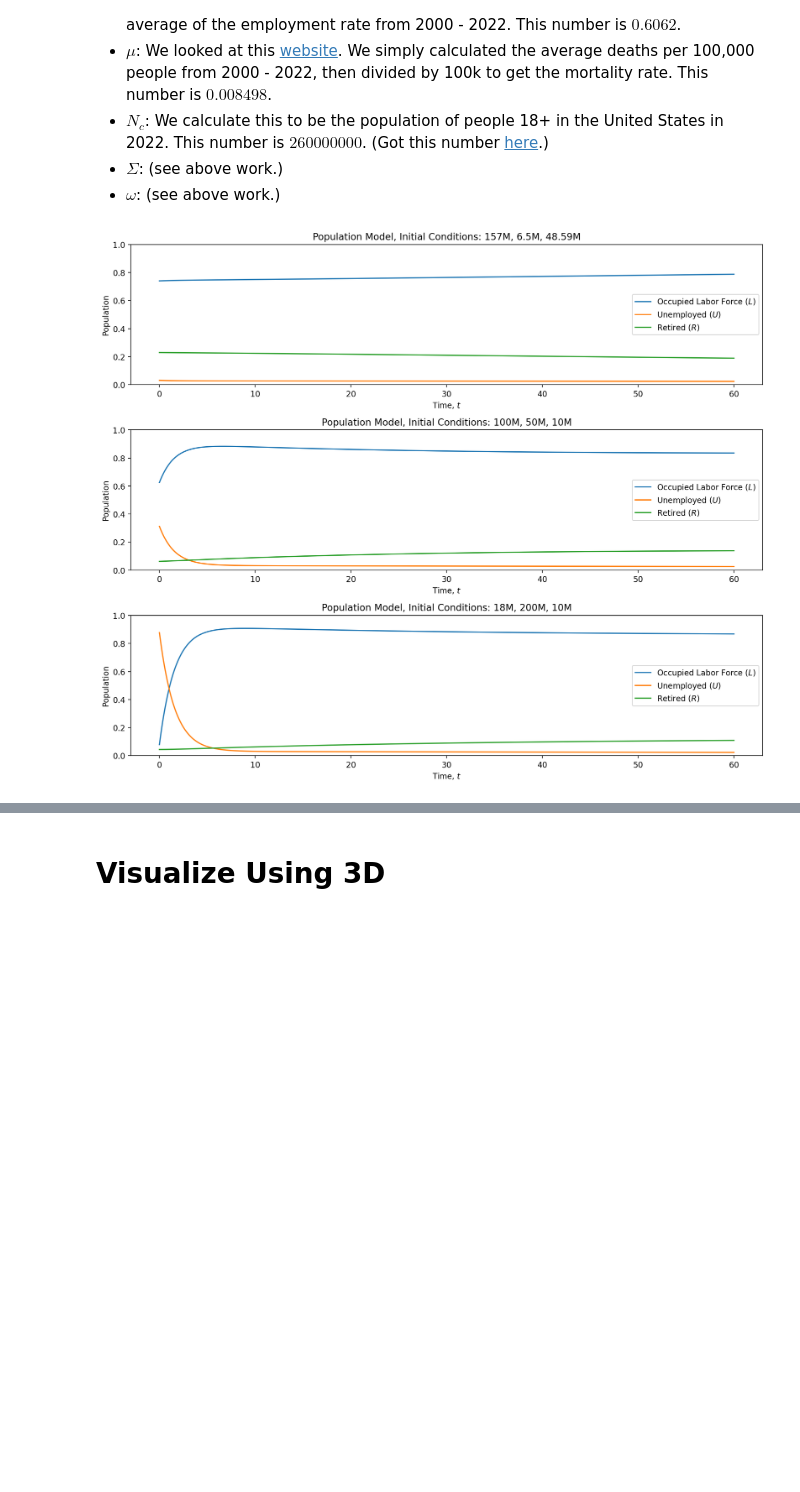
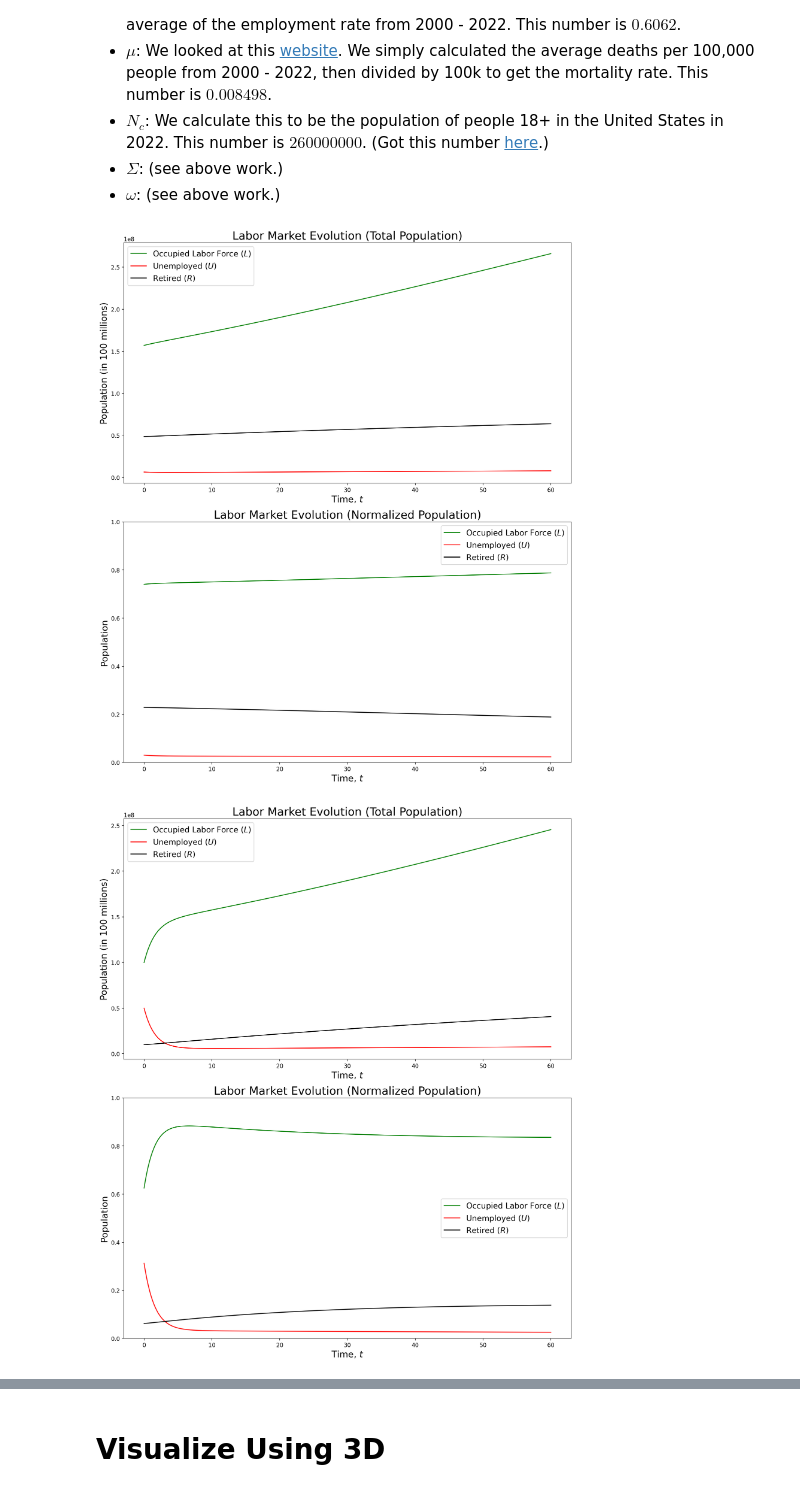
Before and after one commit to dylanskinner65/LaborEconomyDynamics, a Jupyter notebook: diff_eq_build.ipynb, the cells around one changed output, grey strips where cells are left out. Drawn from its saved outputs; the diff is of its cells as text; code cells hidden in the pictures; blank space fills up the shorter version.

```diff
--- a/diff_eq_build.ipynb
+++ b/diff_eq_build.ipynb
@@ -233,7 +233,7 @@ def f(t, y, sigma, rho, tau, gamma, mu, N_c, Sigma, omega):
             (Sigma / (y[0] + y[1])) * y[0] - omega * (Sigma / (y[0] + y[1])) * y[2] - mu * y[2])
 
 # plt.figure(figsize=(12,6),dpi=100)
-fig, ax = plt.subplots(3, 1, figsize=(12,10), dpi=200)
+# fig, ax = plt.subplots(2, 1, figsize=(12,10), dpi=200)
 
 # Initialize variables used for problem.
 T = 60
@@ -242,43 +242,57 @@ t = np.linspace(0, T, 1000)
 # Plug these values into solve_ivp
 # for i, y0 in enumerate([[157e6, 6.5e6, 48.59e6], [157.1e6, 1e6, 1e6], [156.5e6, 6e6, 48e6]]):
 for i, y0 in enumerate([[157e6, 6.5e6, 48.59e6], [100e6, 50e6, 10e6], [18e6, 200e6, 10e6]]):
+    fig, ax = plt.subplots(2, 1, figsize=(12,14), dpi=200)
     solution = solve_ivp(f, (0, T), y0, t_eval=t, args=(sigma, rho, tau, gamma, mu, N_c, Sigma, omega))
 
     # # Get the number of rabbits and wolves
     # labor_force = solution.y[0, :]
     # ax[0].plot(solution.t, labor_force, label=f'$y_0 = $ {y0}')
     # ax[0].set_title(f'Occupied Labor Force ($L$)')
     # ax[0].set_xlabel('Time, $t$')
     # ax[0].set_ylabel('Population')
     # ax[0].legend()
 
     # unemployed = solution.y[1, :]
     # ax[1].plot(solution.t, unemployed, label=f'$y_0 = $ {y0}')
     # ax[1].set_title(f'Unemployed ($U$)')
     # ax[1].set_xlabel('Time, $t$')
     # ax[1].set_ylabel('Population')
     # ax[1].legend()
 
     # retired = solution.y[2, :]
     # ax[2].plot(solution.t, retired, label=f'$y_0 = $ {y0}')
     # ax[2].set_title(f'Retired ($R$)')
     # ax[2].set_xlabel('Time, $t$')
     # ax[2].set_ylabel('Population')
     # ax[2].legend()
     sum_people = np.sum(solution.y, axis=0)
 
-    ax[i].plot(solution.t, solution.y[0, :]/sum_people, label=f'Occupied Labor Force ($L$)')
-    ax[i].plot(solution.t, solution.y[1, :]/sum_people, label=f'Unemployed ($U$)')
-    ax[i].plot(solution.t, solution.y[2, :]/sum_people, label=f'Retired ($R$)')
-    ax[i].set_title(f'Population Model, Initial Conditions: {numerize(y0[0])}, {numerize(y0[1])}, {numerize(y0[2])}')
-    ax[i].set_xlabel('Time, $t$')
-    ax[i].set_ylabel('Population')
-    ax[i].set_ylim(0, 1)
-    ax[i].legend()
+    ax[0].plot(solution.t, solution.y[0, :], label=f'Occupied Labor Force ($L$)', color='green')
+    ax[0].plot(solution.t, solution.y[1, :], label=f'Unemployed ($U$)', color='red')
+    ax[0].plot(solution.t, solution.y[2, :], label=f'Retired ($R$)', color='black')
+    ax[0].set_title(f'Labor Market Evolution (Total Population)', fontsize=20)
+    ax[0].set_xlabel('Time, $t$', fontsize=16)
+    ax[0].set_ylabel('Population (in 100 millions)', fontsize=16)
+    # ax[i].set_ylim(0, 1)
+    ax[0].legend(fontsize=14)
+
+    ax[1].plot(solution.t, solution.y[0, :]/sum_people, label=f'Occupied Labor Force ($L$)', color='green')
+    ax[1].plot(solution.t, solution.y[1, :]/sum_people, label=f'Unemployed ($U$)', color='red')
+    ax[1].plot(solution.t, solution.y[2, :]/sum_people, label=f'Retired ($R$)', color='black')
+    # ax[1].set_title(f'Population Model, Initial Conditions: {numerize(y0[0])}, {numerize(y0[1])}, {numerize(y0[2])}')
+    ax[1].set_title(f'Labor Market Evolution (Normalized Population)', fontsize=20)
+    ax[1].set_xlabel('Time, $t$', fontsize=16)
+    ax[1].set_ylabel('Population', fontsize=16)
+    ax[1].set_ylim(0, 1)
+    ax[1].legend(fontsize=14)
+    plt.tight_layout()
+    plt.show()
     # print('Done with iteration', i)
 
 
-plt.tight_layout()
-plt.show()
+# plt.tight_layout()
+# plt.show()
 # %% [output]
-[figure, old version]
+[figure, new version]
+[figure, added]
```
Also changed, not shown: parts of 1 cell of this notebook, 12 other files.
